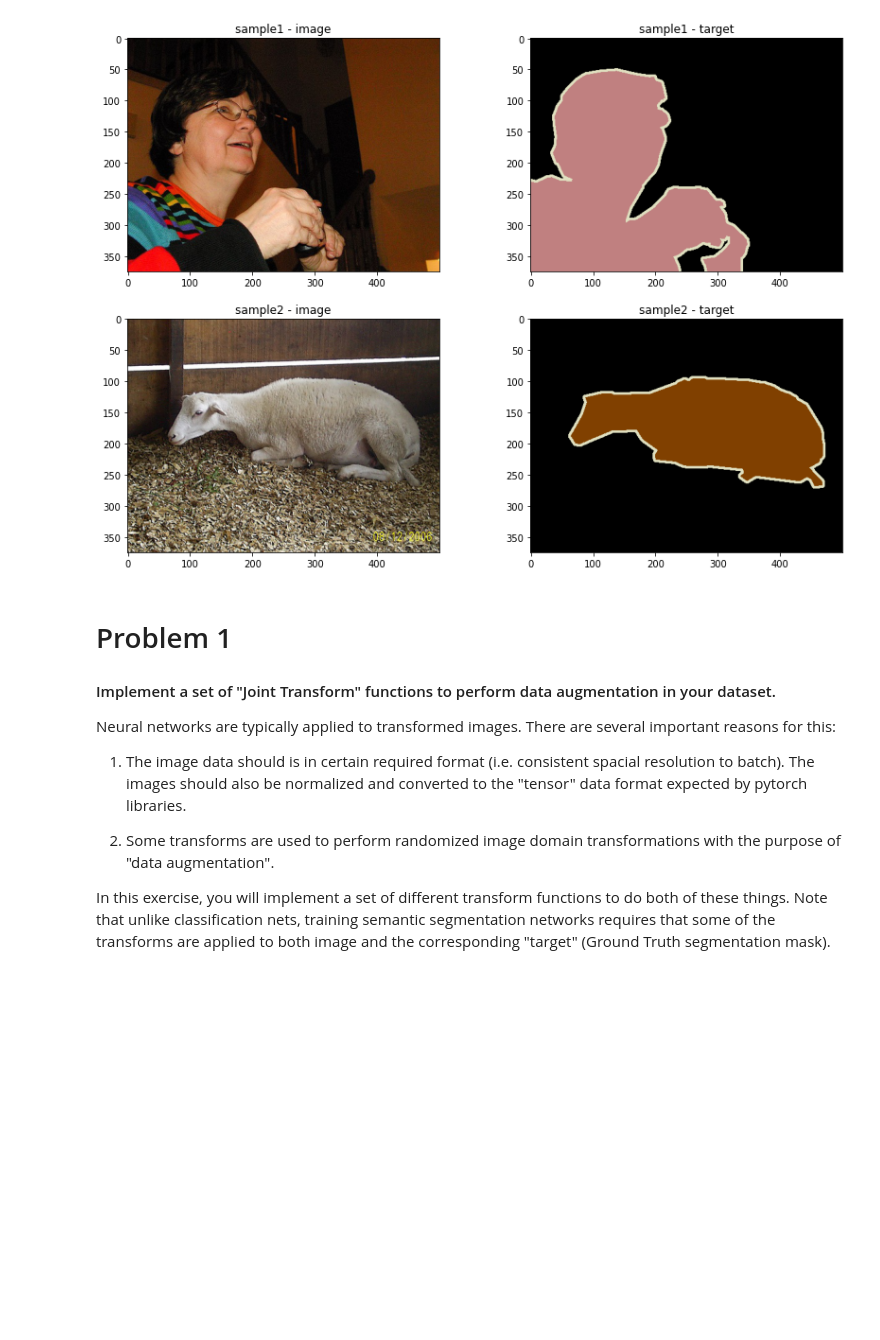
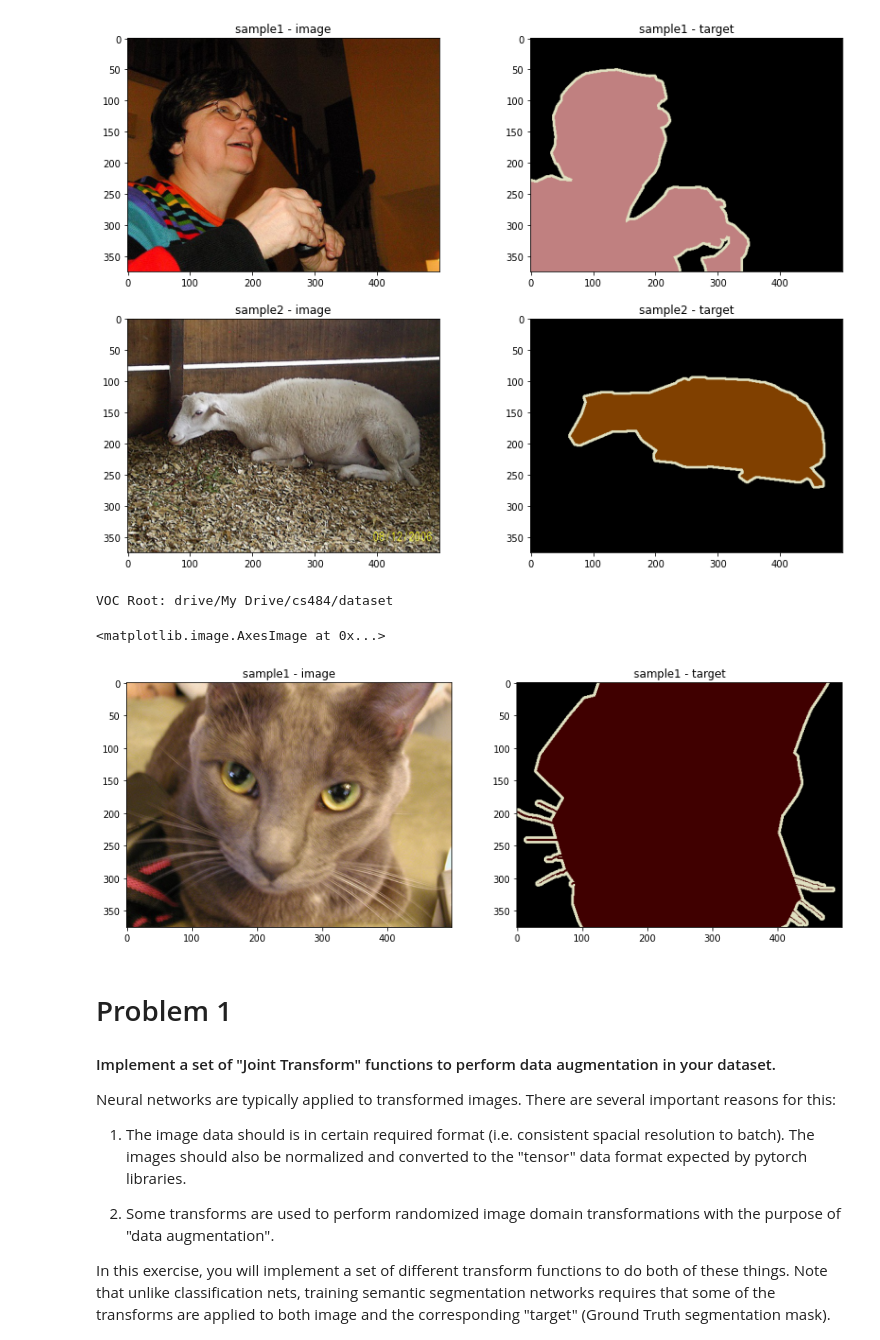
Before and after one commit to ArjunNarayan2066/Test, a Jupyter notebook: MySemanticSegmentation_student.ipynb, the cells around one changed output. Cells and saved outputs as stored; diff of their text form; code cells hidden in the pictures; blank space fills up the shorter version.

```diff
--- a/MySemanticSegmentation_student.ipynb
+++ b/MySemanticSegmentation_student.ipynb
@@ -149,6 +154,19 @@ VOC Root: drive/My Drive/cs484/dataset
 VOC Root: drive/My Drive/cs484/dataset
 <matplotlib.image.AxesImage at 0x...>
 [figure]
+# %%
+some_img = VOCSegmentation(DATASET_PATH, image_set='train', download = False)[300]
+fig = plt.figure(figsize=(14,10))
+ax1 = fig.add_subplot(1,2,1)
+plt.title('sample1 - image')
+ax1.imshow(some_img[0])
+ax2 = fig.add_subplot(1,2,2)
+plt.title('sample1 - target')
+ax2.imshow(some_img[1])
+# %% [output]
+VOC Root: drive/My Drive/cs484/dataset
+<matplotlib.image.AxesImage at 0x...>
+[figure, added]
 # %% [markdown]
 # Problem 1
 
```
Also changed, not shown: parts of 25 cells of this notebook.
